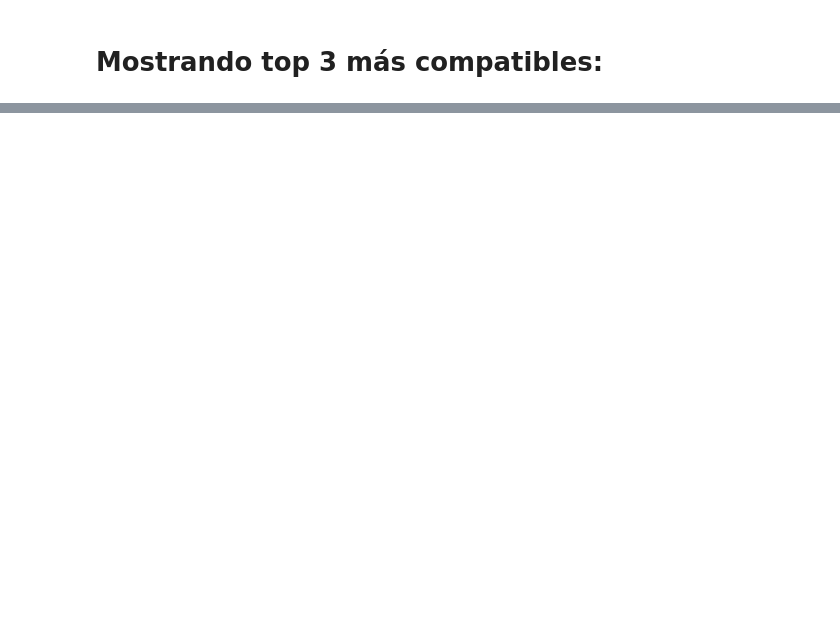
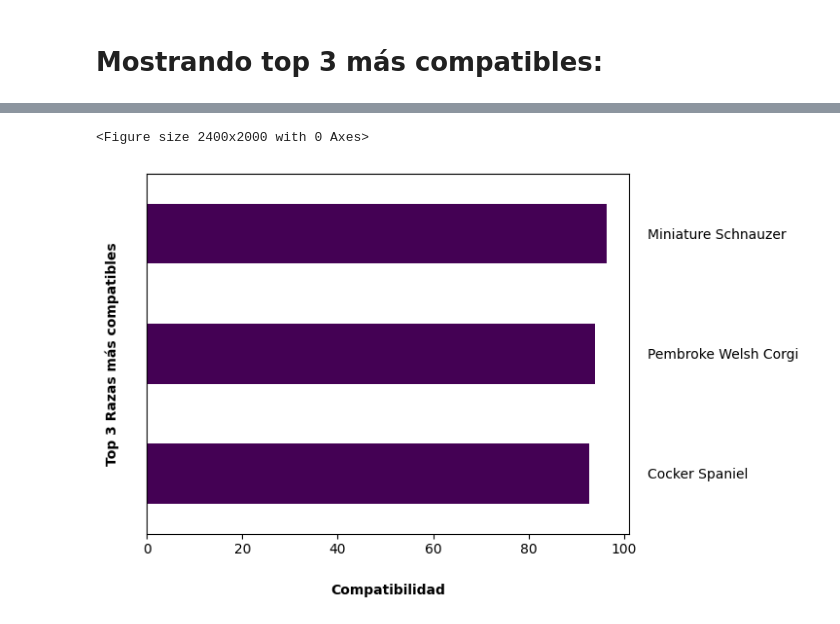
Before and after one commit to Reissuji/petproject, a Jupyter notebook: 6_Paso_final_perretes.ipynb, the cells around one changed output, grey strips where cells are left out. Saved outputs shown, nothing was run; the diff lists cells and outputs as text; code cells hidden in the pictures; blank space fills up the shorter version.

```diff
--- a/6_Paso_final_perretes.ipynb
+++ b/6_Paso_final_perretes.ipynb
@@ -215,0 +237,12 @@ sorted_df_razas[['Dog breed', 'Compatibilidad (%)']].round(2).head(3)
+# %%
+plt.figure(figsize=(24,20))
+df_sorted = sorted_df_razas[['Dog breed', 'Compatibilidad (%)']].round(2).head(3)
+df_sorted.sort_values(by='Compatibilidad (%)', ascending=True).plot(kind='barh', x='Dog breed', y='Compatibilidad (%)', colormap='viridis')
+plt.legend().remove()
+plt.xlabel(xlabel='Compatibilidad', fontweight='bold', labelpad=20)
+plt.ylabel(ylabel='Top 3 Razas más compatibles', fontweight='bold', labelpad=20)
+plt.tick_params(axis='y', which='major', labelleft=False, left=False, labelright=True, pad=10)  # Adjust pad value as needed
+plt.show()
+# %% [output]
+<Figure size 2400x2000 with 0 Axes>
+[figure, added]
```
Also changed, not shown: parts of 10 cells of this notebook, 4 other files.
